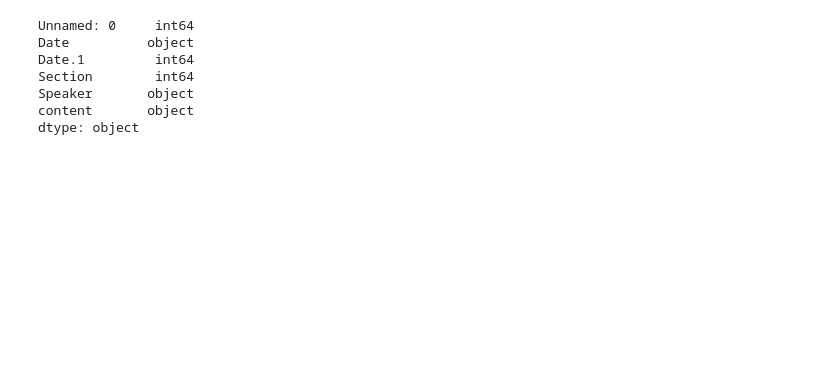
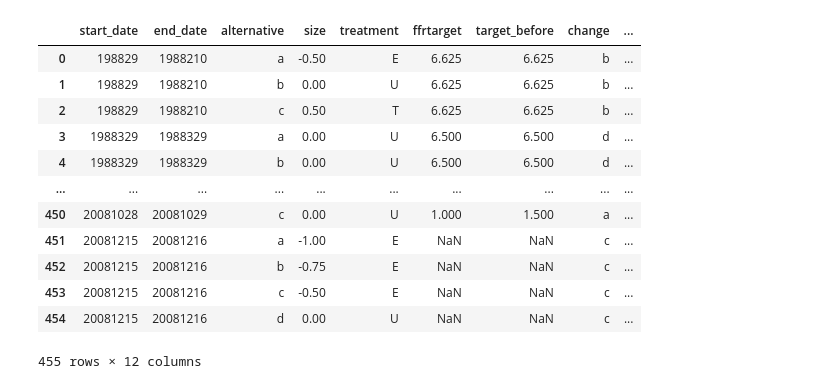
Before and after one commit to Zoeewang/Research-Project, a Jupyter notebook: data_preprocess.ipynb, the cells around one changed output. Cells and saved outputs as stored; diff of their text form; code cells hidden in the pictures; blank space fills up the shorter version.

```diff
--- a/data_preprocess.ipynb
+++ b/data_preprocess.ipynb
@@ -19 +59,19 @@ data
+# %%
+changedata = pd.read_csv("alternativedata.csv")
+changedata = change.replace(to_replace= r'/', value= '', regex=True)
+changedata
+# %% [output]
+|  | start_date | end_date | alternative | size | treatment | ffrtarget | target_before | change | ... |
+| 0 | 198829 | 1988210 | a | -0.50 | E | 6.625 | 6.625 | b | ... |
+| 1 | 198829 | 1988210 | b | 0.00 | U | 6.625 | 6.625 | b | ... |
+| 2 | 198829 | 1988210 | c | 0.50 | T | 6.625 | 6.625 | b | ... |
+| 3 | 1988329 | 1988329 | a | 0.00 | U | 6.500 | 6.500 | d | ... |
+| 4 | 1988329 | 1988329 | b | 0.00 | U | 6.500 | 6.500 | d | ... |
+| ... | ... | ... | ... | ... | ... | ... | ... | ... | ... |
+| 450 | 20081028 | 20081029 | c | 0.00 | U | 1.000 | 1.500 | a | ... |
+| 451 | 20081215 | 20081216 | a | -1.00 | E | NaN | NaN | c | ... |
+| 452 | 20081215 | 20081216 | b | -0.75 | E | NaN | NaN | c | ... |
+| 453 | 20081215 | 20081216 | c | -0.50 | E | NaN | NaN | c | ... |
+| 454 | 20081215 | 20081216 | d | 0.00 | U | NaN | NaN | c | ... |
+455 rows × 12 columns
 # %%
@@ -21,11 +79 @@ data['Date'] = data['Date'].astype(str)
-# %%
-data.dtypes
-# %% [output]
-Unnamed: 0     int64
-Date          object
-Date.1         int64
-Section        int64
-Speaker       object
-content       object
-dtype: object
 # %%
```
Also changed, not shown: parts of 28 cells of this notebook, 23 other files.
